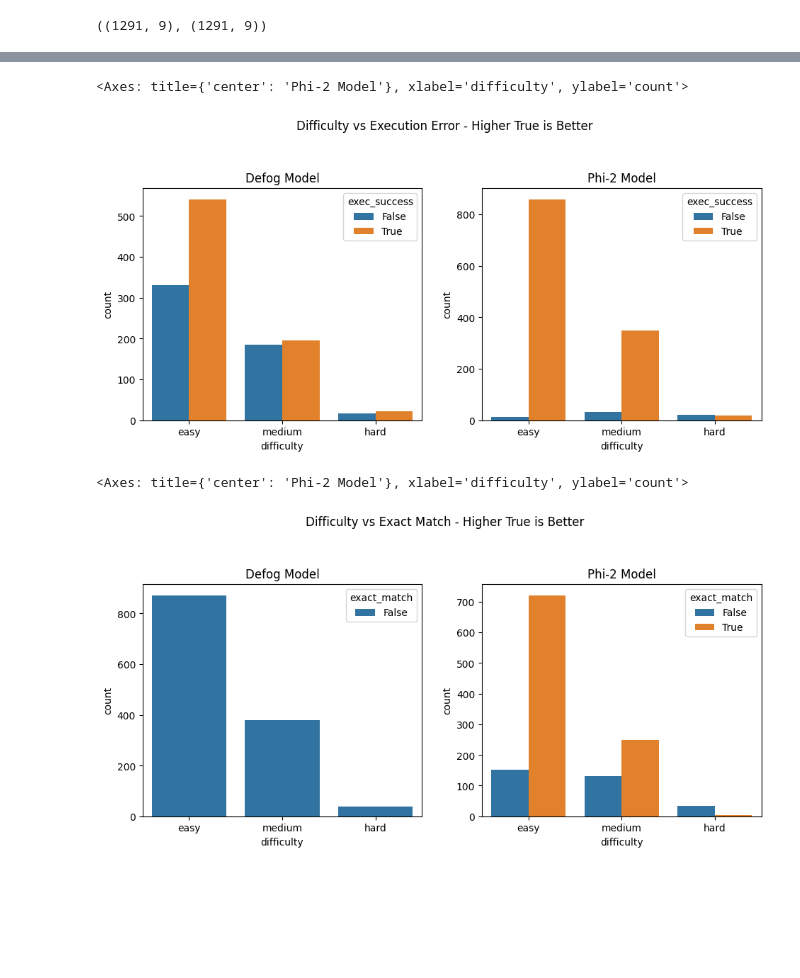
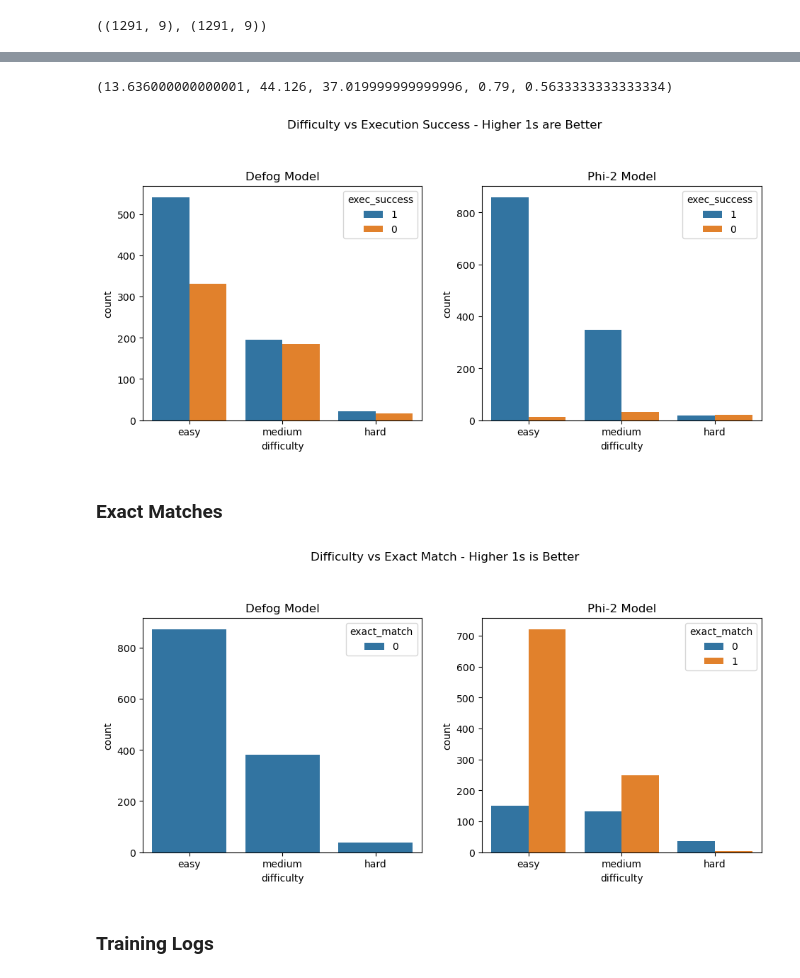
Before and after one commit to pavankumarbalijepalli/pr-phi2-vs-defog, a Jupyter notebook: notebooks/eval_llm.ipynb, the cells around one changed output, grey strips where cells are left out. Saved outputs shown, nothing was run; the diff lists cells and outputs as text; code cells hidden in the pictures; blank space fills up the shorter version.

```diff
--- a/notebooks/eval_llm.ipynb
+++ b/notebooks/eval_llm.ipynb
@@ -36,6 +33,6 @@ phi_eval.shape, def_eval.shape
 # %%
-phi_eval['tokens_per_inf'] = (phi_eval['token_in'] + phi_eval['token_out'])/phi_eval['inf_time']
-def_eval['tokens_per_inf'] = (def_eval['token_in'] + def_eval['token_out'])/def_eval['inf_time']
+phi_eval['tokens_per_sec'] = (phi_eval['token_in'] + phi_eval['token_out'])/phi_eval['inf_time']
+def_eval['tokens_per_sec'] = (def_eval['token_in'] + def_eval['token_out'])/def_eval['inf_time']
 
 phi_eval['all_tokens'] = phi_eval['token_in'] + phi_eval['token_out']
 def_eval['all_tokens'] = def_eval['token_in'] + def_eval['token_out']
@@ -162,5 +193,7 @@ def execution_test(row):
         success = False
     return success
 
-phi_eval['exec_success'] = phi_eval.apply(lambda x: execution_test(x), axis=1)
-def_eval['exec_success'] = def_eval.apply(lambda x: execution_test(x), axis=1)
+phi_eval['exec_success'] = phi_eval.apply(lambda x: execution_test(x), axis=1).map({True: '1', False: '0'})
+def_eval['exec_success'] = def_eval.apply(lambda x: execution_test(x), axis=1).map({True: '1', False: '0'})
+phi_eval['exec_success_int'] = phi_eval.apply(lambda x: execution_test(x), axis=1).map({True: 1, False: 0})
+def_eval['exec_success_int'] = def_eval.apply(lambda x: execution_test(x), axis=1).map({True: 1, False: 0})
@@ -167,18 +211,25 @@ def_eval['exec_success'] = def_eval.apply(lambda x: execution_test(x), axis=1)
+# %%
+round((22-19)/22,5)*100, round((349-195)/349,5)*100, round((859-541)/859,5)*100, (98+91+48)/300, (62+56+51)/300
+# %% [output]
+(13.636000000000001, 44.126, 37.019999999999996, 0.79, 0.5633333333333334)
 # %%
 # diffculty vs inf_time - bar
 figure, axes = plt.subplots(1, 2, sharex=True,
                             figsize=(10, 5))
-figure.suptitle('Difficulty vs Execution Error - Higher True is Better')
+figure.suptitle('Difficulty vs Execution Success - Higher 1s are Better')
 figure.tight_layout(pad=3)
 
 axes[0].set_title('Defog Model')
-sns.countplot(def_eval, x="difficulty", ax=axes[0], hue="exec_success")
+sns.countplot(def_eval, x="difficulty", ax=axes[0], hue="exec_success", hue_order="10")
 
 axes[1].set_title('Phi-2 Model')
 sns.countplot(phi_eval, x="difficulty", ax=axes[1], hue="exec_success")
+
+plt.savefig('./out_images/'+'Difficulty vs Execution Success', bbox_inches='tight')
 # %% [output]
-<Axes: title={'center': 'Phi-2 Model'}, xlabel='difficulty', ylabel='count'>
-[figure, old version]
+[figure, new version]
+# %% [markdown]
+### Exact Matches
 # %%
 ## Check perfect matches based on the actual value
 phi_eval['exact_match'] = phi_eval['pred'].str.lower().str.strip() == phi_eval['actu'].str.lower().str.strip()
@@ -186,8 +240,7 @@ def_eval['exact_match'] = def_eval['pred'].str.lower().str.strip() == def_eval['
 # %%
 # diffculty vs inf_time - bar
-figure, axes = plt.subplots(1, 2, sharex=True,
-                            figsize=(10, 5))
-figure.suptitle('Difficulty vs Exact Match - Higher True is Better')
+figure, axes = plt.subplots(1, 2, sharex=True,figsize=(10, 5))
+figure.suptitle('Difficulty vs Exact Match - Higher 1s is Better')
 figure.tight_layout(pad=3)
 
 axes[0].set_title('Defog Model')
@@ -195,6 +248,9 @@ sns.countplot(def_eval, x="difficulty", ax=axes[0], hue="exact_match")
 
 axes[1].set_title('Phi-2 Model')
 sns.countplot(phi_eval, x="difficulty", ax=axes[1], hue="exact_match")
+
+plt.savefig('./out_images/'+'Difficulty vs Exact Match', bbox_inches='tight')
 # %% [output]
-<Axes: title={'center': 'Phi-2 Model'}, xlabel='difficulty', ylabel='count'>
-[figure, old version]
+[figure, new version]
+# %% [markdown]
+### Training Logs
```
Also changed, not shown: parts of 33 cells of this notebook, 21 other files.
